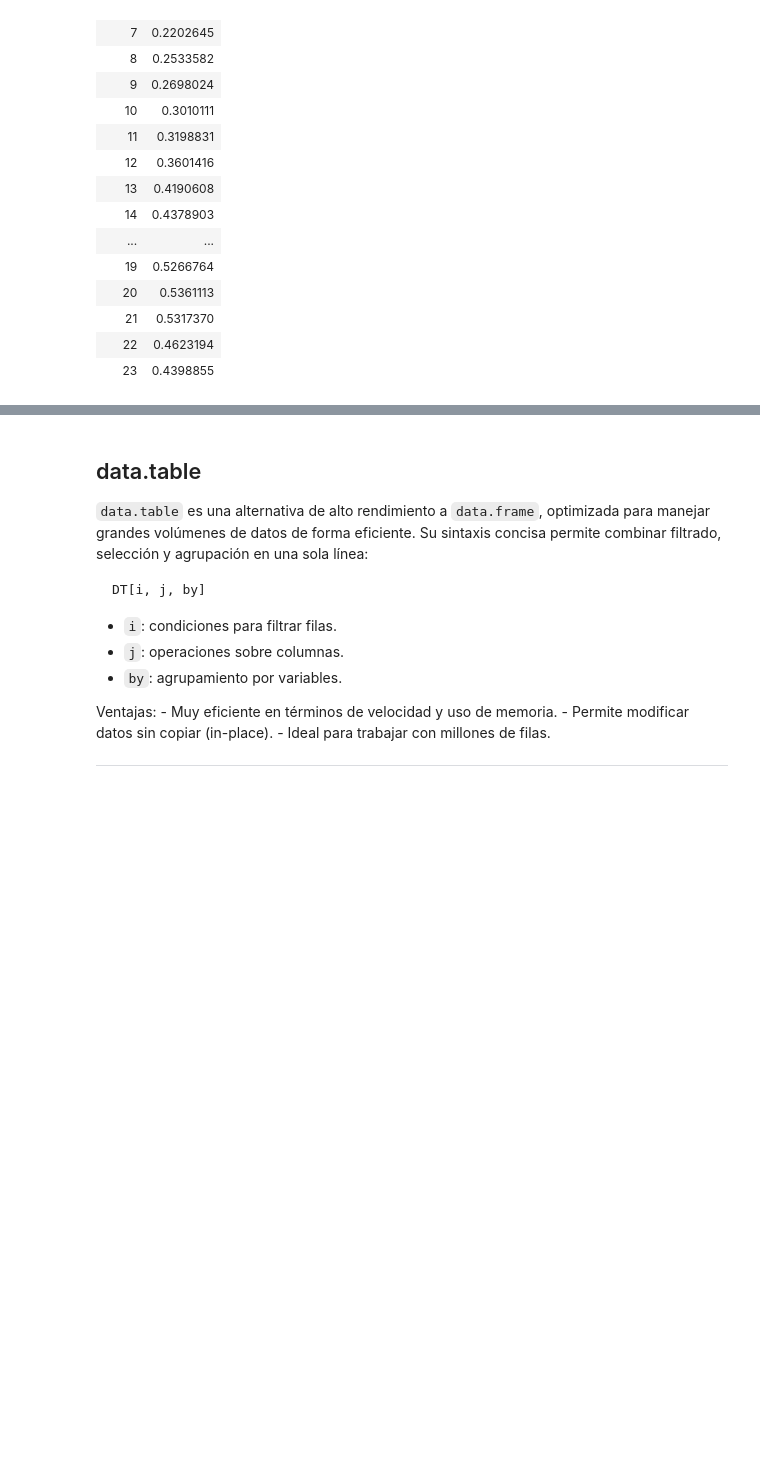
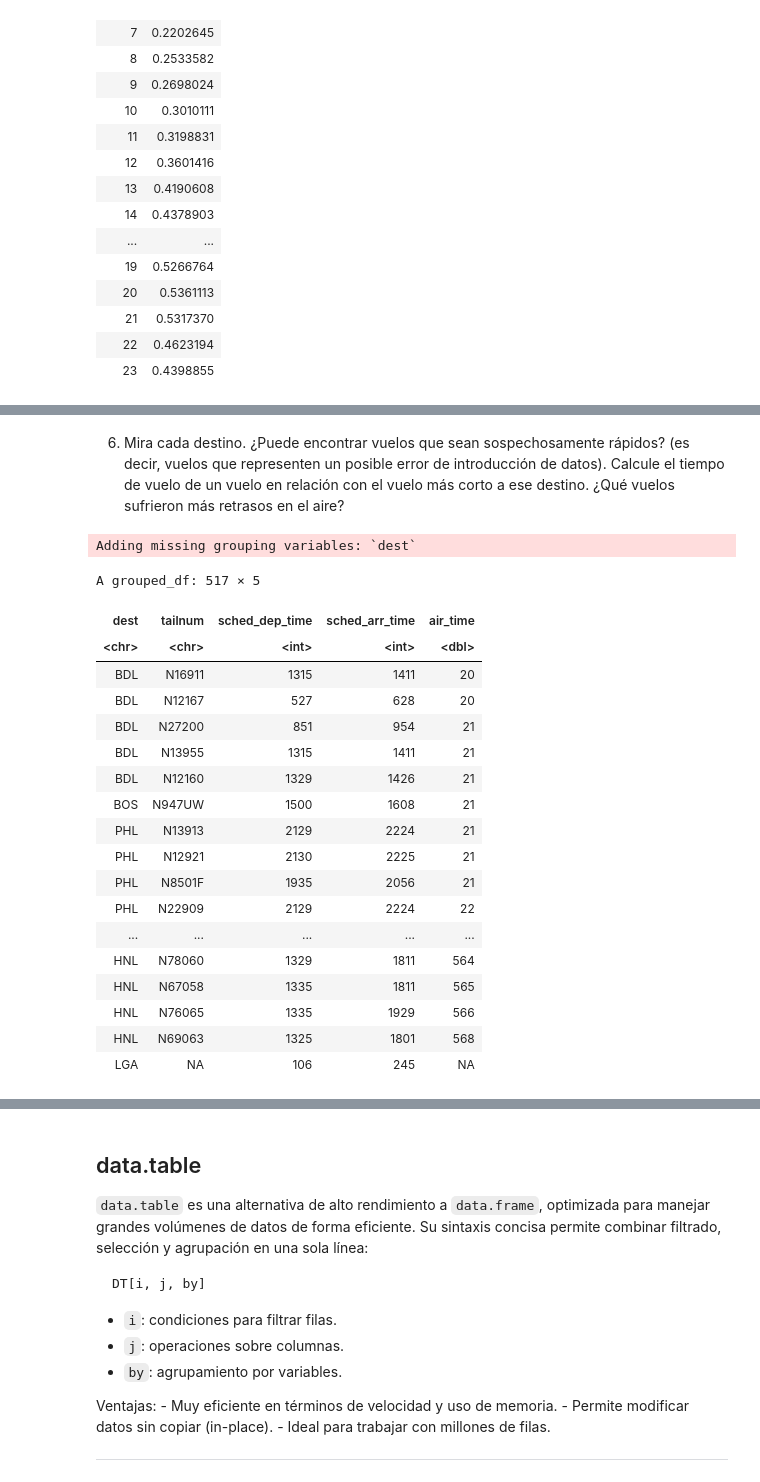
Before and after one commit to ednavivianasegura/ERAP_Curso_R, a Jupyter notebook: ERAP_R_Course.ipynb, the cells around one changed output, grey strips where cells are left out. Drawn from its saved outputs; the diff is of its cells as text; code cells hidden in the pictures; blank space fills up the shorter version.

```diff
--- a/ERAP_R_Course.ipynb
+++ b/ERAP_R_Course.ipynb
@@ -2346,0 +2551,33 @@ A tibble: 19 × 2
+# %% [markdown]
+6. Mira cada destino. ¿Puede encontrar vuelos que sean sospechosamente rápidos? (es decir, vuelos que representen un posible error de introducción de datos). Calcule el tiempo de vuelo de un vuelo en relación con el vuelo más corto a ese destino. ¿Qué vuelos sufrieron más retrasos en el aire?
+# %%
+flights %>%
+  group_by(dest) %>%
+  arrange(air_time) %>%
+  slice(1:5) %>%
+# slice(1:5)
+#Después de ordenar por air_time en cada grupo, esta línea selecciona las primeras 5 filas de cada grupo.
+# Es decir, para cada destino, se conservan los 5 vuelos más cortos (en tiempo de vuelo).
+  select(tailnum, sched_dep_time, sched_arr_time, air_time) %>%
+  arrange(air_time)
+# %% [output]
+Adding missing grouping variables: `dest`
+A grouped_df: 517 × 5
+| dest | tailnum | sched_dep_time | sched_arr_time | air_time |
+| <chr> | <chr> | <int> | <int> | <dbl> |
+| BDL | N16911 | 1315 | 1411 | 20 |
+| BDL | N12167 | 527 | 628 | 20 |
+| BDL | N27200 | 851 | 954 | 21 |
+| BDL | N13955 | 1315 | 1411 | 21 |
+| BDL | N12160 | 1329 | 1426 | 21 |
+| BOS | N947UW | 1500 | 1608 | 21 |
+| PHL | N13913 | 2129 | 2224 | 21 |
+| PHL | N12921 | 2130 | 2225 | 21 |
+| PHL | N8501F | 1935 | 2056 | 21 |
+| PHL | N22909 | 2129 | 2224 | 22 |
+| ... | ... | ... | ... | ... |
+| HNL | N78060 | 1329 | 1811 | 564 |
+| HNL | N67058 | 1335 | 1811 | 565 |
+| HNL | N76065 | 1335 | 1929 | 566 |
+| HNL | N69063 | 1325 | 1801 | 568 |
+| LGA | NA | 106 | 245 | NA |
```
Also changed, not shown: parts of 23 cells of this notebook.
